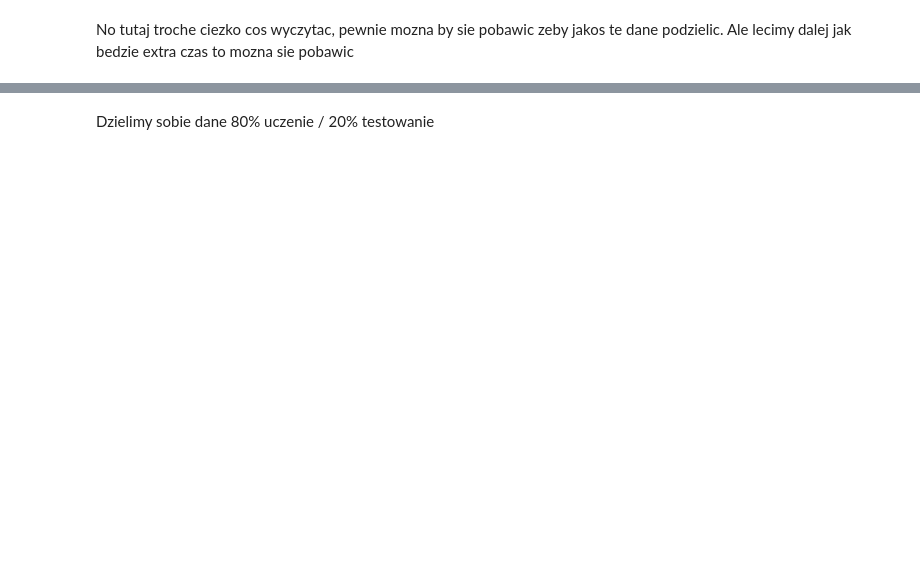
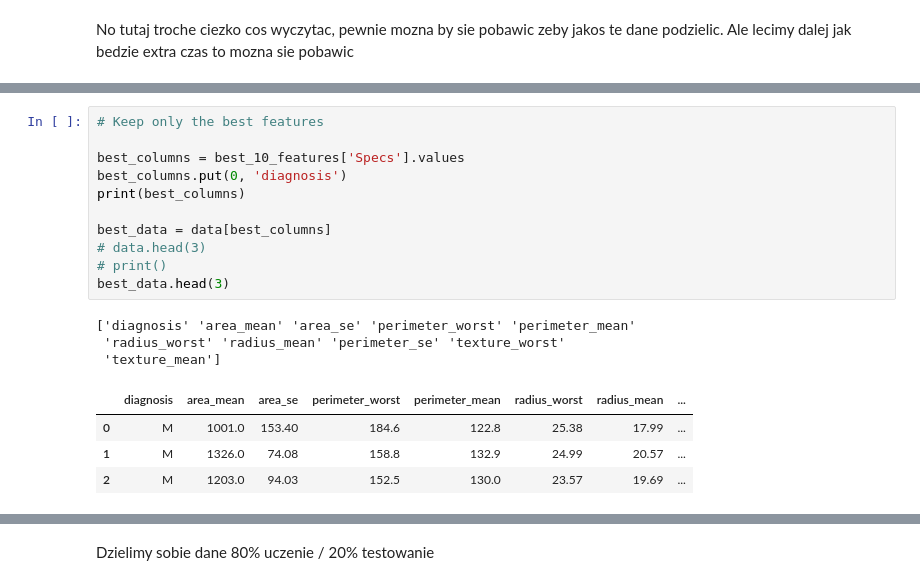
Before and after one commit to a4bee/lab--AI-ML--szkolenie--olson, a Jupyter notebook: TK_ZADANIA/ZD_2.ipynb, the cells around one changed output, grey strips where cells are left out. Cells and saved outputs as stored; diff of their text form; blank space fills up the shorter version.

```diff
--- a/TK_ZADANIA/ZD_2.ipynb
+++ b/TK_ZADANIA/ZD_2.ipynb
@@ -85,0 +124,19 @@ No tutaj troche ciezko cos wyczytac, pewnie mozna by sie pobawic zeby jakos te d
+# %%
+# Keep only the best features
+
+best_columns = best_10_features['Specs'].values
+best_columns.put(0, 'diagnosis')
+print(best_columns)
+
+best_data = data[best_columns]
+# data.head(3)
+# print()
+best_data.head(3)
+# %% [output]
+['diagnosis' 'area_mean' 'area_se' 'perimeter_worst' 'perimeter_mean'
+ 'radius_worst' 'radius_mean' 'perimeter_se' 'texture_worst'
+ 'texture_mean']
+|  | diagnosis | area_mean | area_se | perimeter_worst | perimeter_mean | radius_worst | radius_mean | ... |
+| 0 | M | 1001.0 | 153.40 | 184.6 | 122.8 | 25.38 | 17.99 | ... |
+| 1 | M | 1326.0 | 74.08 | 158.8 | 132.9 | 24.99 | 20.57 | ... |
+| 2 | M | 1203.0 | 94.03 | 152.5 | 130.0 | 23.57 | 19.69 | ... |
```
Also changed, not shown: parts of 22 cells of this notebook.
